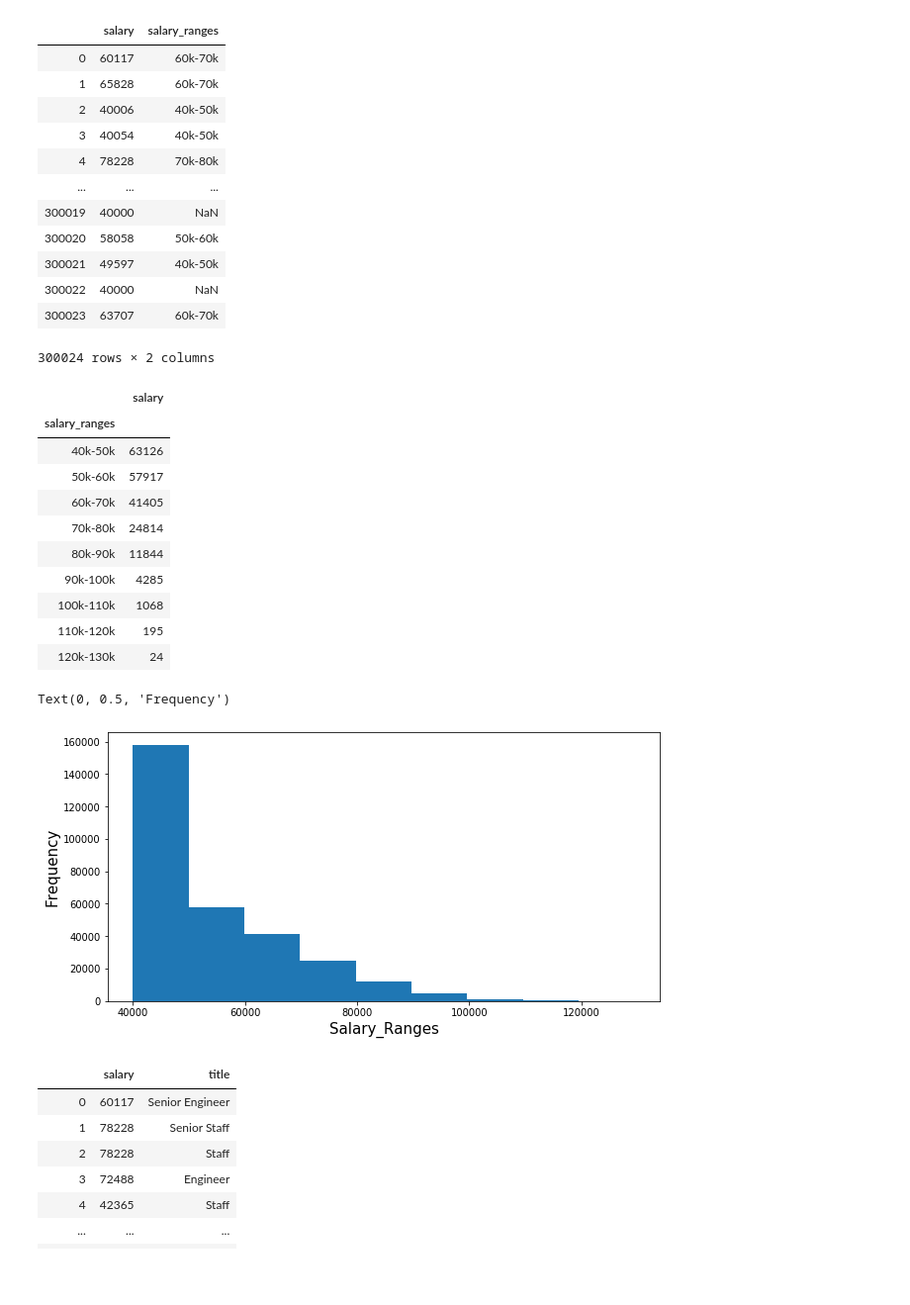
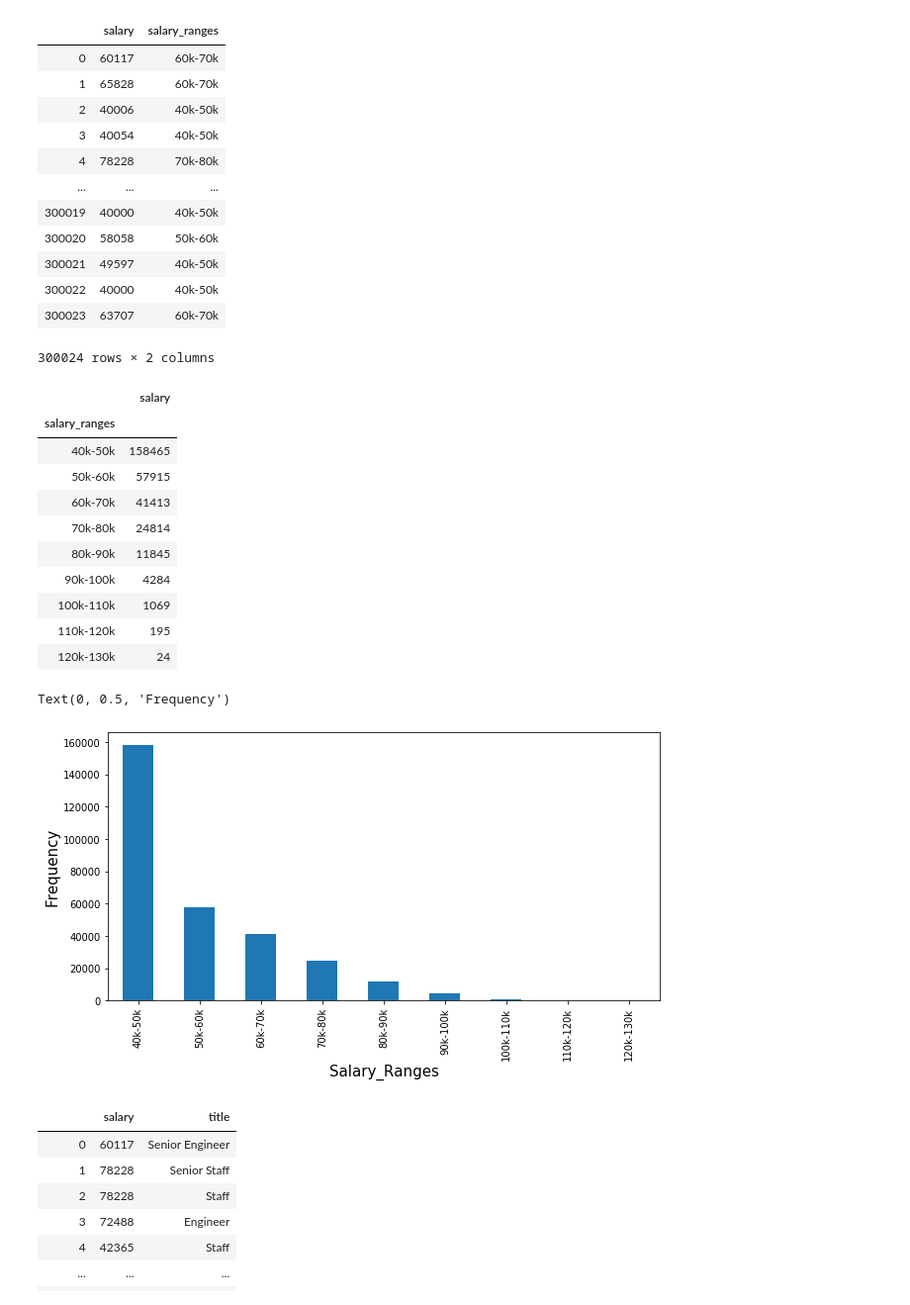
Before and after one commit to cheikhsidi/Employee_Database_design, a Jupyter notebook: employee_db.ipynb, the cells around one changed output. Shown at 99% size. Cells and saved outputs as stored; diff of their text form; code cells hidden in the pictures; blank space fills up the shorter version.

Commit message:
adding graphs

```diff
--- a/employee_db.ipynb
+++ b/employee_db.ipynb
@@ -6,4 +8,5 @@ from config import key
 engine = create_engine(f'postgresql://postgres:{key}@localhost/employee_db')
 connection = engine.connect()
 # %%
-df = pd.read_sql_query('select salary from "salaries"',con=engine)
+#Creating dataframe for salaries
+df = pd.read_sql_query('select salary from "salaries"',connection)
@@ -13,0 +13,4 @@ n = 10000
+# %%
+#Creating a list of salaries
+lst_slry = df['salary']
+df.describe()
@@ -14,7 +27,9 @@ n = 10000
 # %%
-s_bins = [i for i in range(l.min(), l.max()+10000, 10000)]
+#Creating bins and intervals of salaries
+s_bins = [i for i in range(lst_slry.min()-1, lst_slry.max()+10000, 10000)]
 s_ticks = ['40k-50k','50k-60k','60k-70k','70k-80k','80k-90k','90k-100k','100k-110k','110k-120k','120k-130k']
 # %%
+#Adding ranges of salaries as new column
 df["salary_ranges"] = pd.cut(df['salary'], s_bins, labels = s_ticks)
 df
 # %% [output]
@@ -25,36 +40,37 @@ df
 | 3 | 40054 | 40k-50k |
 | 4 | 78228 | 70k-80k |
 | ... | ... | ... |
-| 300019 | 40000 | NaN |
+| 300019 | 40000 | 40k-50k |
 | 300020 | 58058 | 50k-60k |
 | 300021 | 49597 | 40k-50k |
-| 300022 | 40000 | NaN |
+| 300022 | 40000 | 40k-50k |
 | 300023 | 63707 | 60k-70k |
 300024 rows × 2 columns
 # %%
+#groupying by salaries ranges
 df_ranges = df.groupby('salary_ranges').count()
 df_ranges
 # %% [output]
 |  | salary |
 | salary_ranges |  |
-| 40k-50k | 63126 |
-| 50k-60k | 57917 |
-| 60k-70k | 41405 |
+| 40k-50k | 158465 |
+| 50k-60k | 57915 |
+| 60k-70k | 41413 |
 | 70k-80k | 24814 |
-| 80k-90k | 11844 |
-| 90k-100k | 4285 |
-| 100k-110k | 1068 |
+| 80k-90k | 11845 |
+| 90k-100k | 4284 |
+| 100k-110k | 1069 |
 | 110k-120k | 195 |
 | 120k-130k | 24 |
 # %%
 #Create a histogram to visualize the most common salary ranges for employees
 fig, ax = plt.subplots()
-ax = df["salary"].plot.hist(bins =9, figsize = (10,5))
+ax = df_ranges["salary"].plot(kind = "bar", figsize = (10,5))
 plt.xlabel("Salary_Ranges", fontsize=15)
 plt.ylabel("Frequency",fontsize=15)
 # %% [output]
 Text(0, 0.5, 'Frequency')
-[figure, old version]
+[figure, new version]
 # %%
 #Create a bar chart of average salary by title
 df_s_title = pd.read_sql_query('select salaries.salary, titles.title from "salaries" inner join titles on salaries.emp_no = titles.emp_no',con=engine)
```
Also changed, not shown: parts of 3 cells of this notebook, 1 other file.
